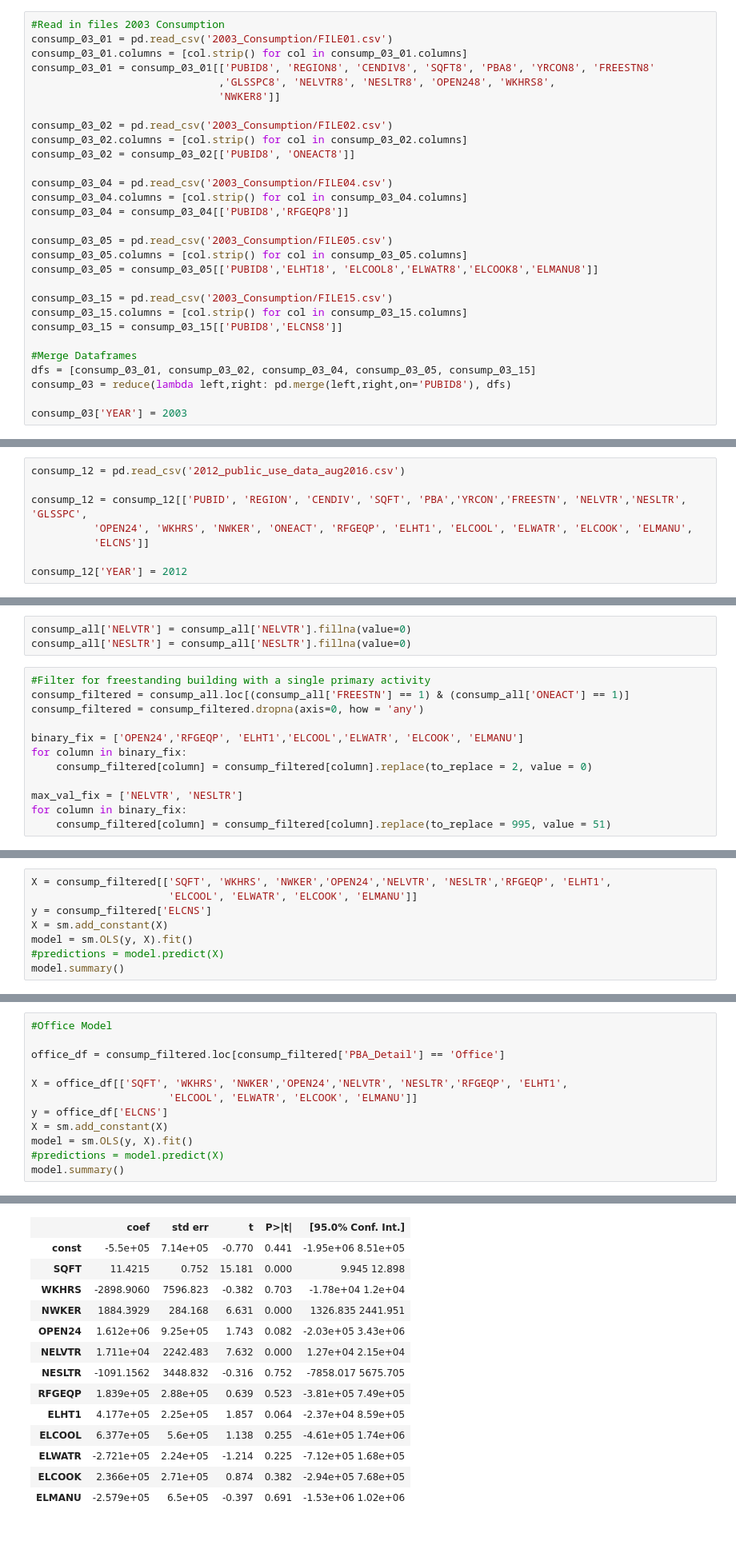
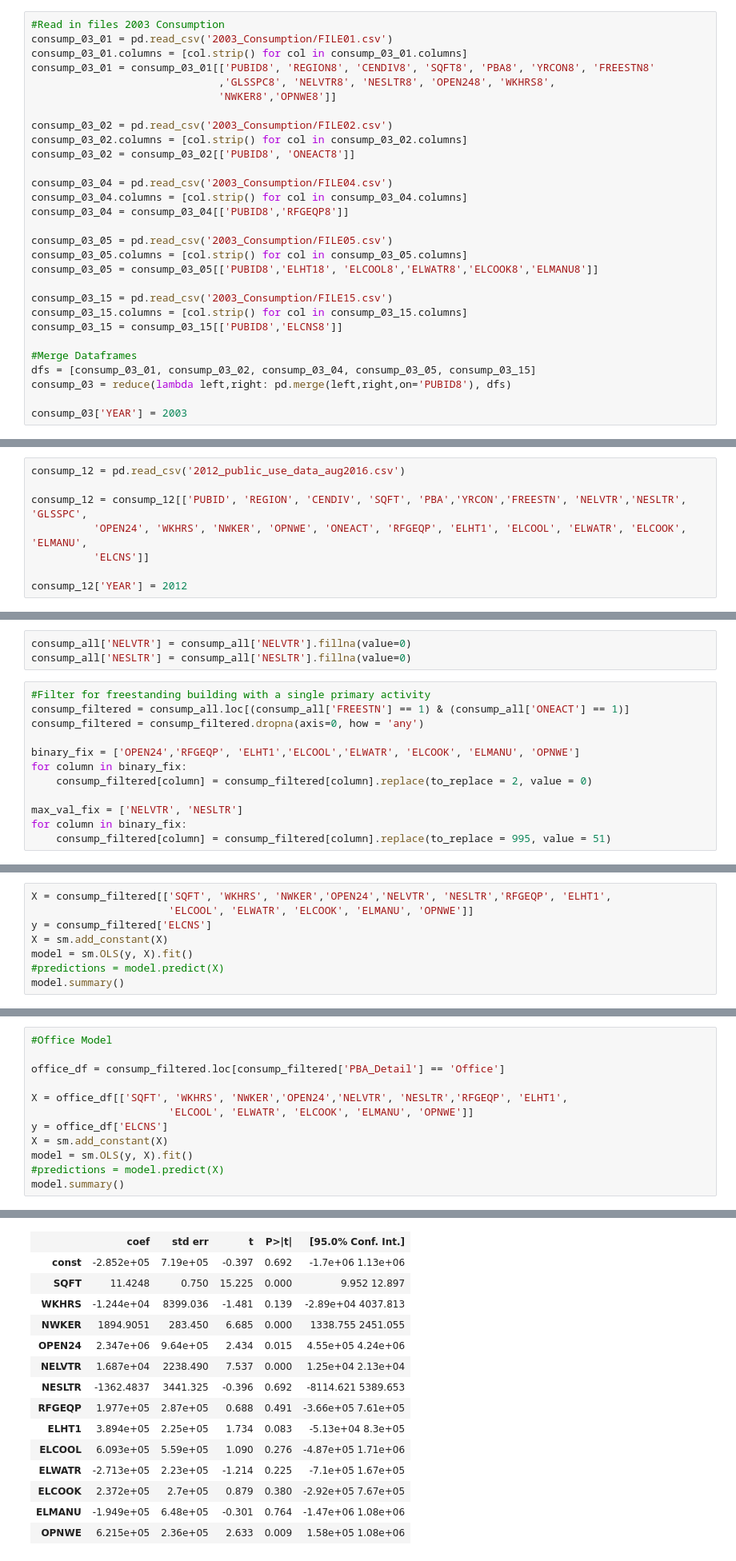
Before and after one commit to vslchumids/w210_capstone_solar, a Jupyter notebook: R/ConsumptionData/Merge_Consunption_Datasets.ipynb, the cells around one changed output, grey strips where cells are left out. Shown: that part at 80% size. Saved outputs shown, nothing was run; the diff lists cells and outputs as text; blank space fills up the shorter version.

```diff
--- a/R/ConsumptionData/Merge_Consunption_Datasets.ipynb
+++ b/R/ConsumptionData/Merge_Consunption_Datasets.ipynb
@@ -11,7 +11,7 @@ consump_03_01 = pd.read_csv('2003_Consumption/FILE01.csv')
 consump_03_01.columns = [col.strip() for col in consump_03_01.columns]
 consump_03_01 = consump_03_01[['PUBID8', 'REGION8', 'CENDIV8', 'SQFT8', 'PBA8', 'YRCON8', 'FREESTN8'
                               ,'GLSSPC8', 'NELVTR8', 'NESLTR8', 'OPEN248', 'WKHRS8',
-                              'NWKER8']]
+                              'NWKER8','OPNWE8']]
 
 consump_03_02 = pd.read_csv('2003_Consumption/FILE02.csv')
 consump_03_02.columns = [col.strip() for col in consump_03_02.columns]
@@ -40,7 +40,7 @@ consump_03['YEAR'] = 2003
 consump_12 = pd.read_csv('2012_public_use_data_aug2016.csv')
 
 consump_12 = consump_12[['PUBID', 'REGION', 'CENDIV', 'SQFT', 'PBA','YRCON','FREESTN', 'NELVTR','NESLTR', 'GLSSPC',
-          'OPEN24', 'WKHRS', 'NWKER', 'ONEACT', 'RFGEQP', 'ELHT1', 'ELCOOL', 'ELWATR', 'ELCOOK', 'ELMANU',
+          'OPEN24', 'WKHRS', 'NWKER', 'OPNWE', 'ONEACT', 'RFGEQP', 'ELHT1', 'ELCOOL', 'ELWATR', 'ELCOOK', 'ELMANU',
           'ELCNS']]
 
 consump_12['YEAR'] = 2012
@@ -93,7 +93,7 @@ consump_all['NESLTR'] = consump_all['NESLTR'].fillna(value=0)
 consump_filtered = consump_all.loc[(consump_all['FREESTN'] == 1) & (consump_all['ONEACT'] == 1)]
 consump_filtered = consump_filtered.dropna(axis=0, how = 'any')
 
-binary_fix = ['OPEN24','RFGEQP', 'ELHT1','ELCOOL','ELWATR', 'ELCOOK', 'ELMANU']
+binary_fix = ['OPEN24','RFGEQP', 'ELHT1','ELCOOL','ELWATR', 'ELCOOK', 'ELMANU', 'OPNWE']
 for column in binary_fix:
     consump_filtered[column] = consump_filtered[column].replace(to_replace = 2, value = 0)
 
@@ -112,7 +114,7 @@ Index(['PUBID', 'REGION', 'CENDIV', 'SQFT', 'PBA', 'YRCON', 'FREESTN',
       dtype='object')
 # %%
 X = consump_filtered[['SQFT', 'WKHRS', 'NWKER','OPEN24','NELVTR', 'NESLTR','RFGEQP', 'ELHT1',
-                      'ELCOOL', 'ELWATR', 'ELCOOK', 'ELMANU']]
+                      'ELCOOL', 'ELWATR', 'ELCOOK', 'ELMANU', 'OPNWE']]
 y = consump_filtered['ELCNS']
 X = sm.add_constant(X)
 model = sm.OLS(y, X).fit()
@@ -177,7 +158,7 @@ consump_filtered.groupby('PBA_Detail').sum()
 office_df = consump_filtered.loc[consump_filtered['PBA_Detail'] == 'Office']
 
 X = office_df[['SQFT', 'WKHRS', 'NWKER','OPEN24','NELVTR', 'NESLTR','RFGEQP', 'ELHT1',
-                      'ELCOOL', 'ELWATR', 'ELCOOK', 'ELMANU']]
+                      'ELCOOL', 'ELWATR', 'ELCOOK', 'ELMANU', 'OPNWE']]
 y = office_df['ELCNS']
 X = sm.add_constant(X)
 model = sm.OLS(y, X).fit()
@@ -196,15 +177,16 @@ OLS Regression Results
 | Covariance Type: | nonrobust |  |  |
 |  | coef | std err | t | P>|t| | [95.0% Conf. Int.] |
-| const | -5.5e+05 | 7.14e+05 | -0.770 | 0.441 | -1.95e+06 8.51e+05 |
-| SQFT | 11.4215 | 0.752 | 15.181 | 0.000 | 9.945 12.898 |
-| WKHRS | -2898.9060 | 7596.823 | -0.382 | 0.703 | -1.78e+04 1.2e+04 |
-| NWKER | 1884.3929 | 284.168 | 6.631 | 0.000 | 1326.835 2441.951 |
-| OPEN24 | 1.612e+06 | 9.25e+05 | 1.743 | 0.082 | -2.03e+05 3.43e+06 |
-| NELVTR | 1.711e+04 | 2242.483 | 7.632 | 0.000 | 1.27e+04 2.15e+04 |
-| NESLTR | -1091.1562 | 3448.832 | -0.316 | 0.752 | -7858.017 5675.705 |
-| RFGEQP | 1.839e+05 | 2.88e+05 | 0.639 | 0.523 | -3.81e+05 7.49e+05 |
-| ELHT1 | 4.177e+05 | 2.25e+05 | 1.857 | 0.064 | -2.37e+04 8.59e+05 |
-| ELCOOL | 6.377e+05 | 5.6e+05 | 1.138 | 0.255 | -4.61e+05 1.74e+06 |
-| ELWATR | -2.721e+05 | 2.24e+05 | -1.214 | 0.225 | -7.12e+05 1.68e+05 |
-| ELCOOK | 2.366e+05 | 2.71e+05 | 0.874 | 0.382 | -2.94e+05 7.68e+05 |
-| ELMANU | -2.579e+05 | 6.5e+05 | -0.397 | 0.691 | -1.53e+06 1.02e+06 |
+| const | -2.852e+05 | 7.19e+05 | -0.397 | 0.692 | -1.7e+06 1.13e+06 |
+| SQFT | 11.4248 | 0.750 | 15.225 | 0.000 | 9.952 12.897 |
+| WKHRS | -1.244e+04 | 8399.036 | -1.481 | 0.139 | -2.89e+04 4037.813 |
+| NWKER | 1894.9051 | 283.450 | 6.685 | 0.000 | 1338.755 2451.055 |
+| OPEN24 | 2.347e+06 | 9.64e+05 | 2.434 | 0.015 | 4.55e+05 4.24e+06 |
+| NELVTR | 1.687e+04 | 2238.490 | 7.537 | 0.000 | 1.25e+04 2.13e+04 |
+| NESLTR | -1362.4837 | 3441.325 | -0.396 | 0.692 | -8114.621 5389.653 |
+| RFGEQP | 1.977e+05 | 2.87e+05 | 0.688 | 0.491 | -3.66e+05 7.61e+05 |
+| ELHT1 | 3.894e+05 | 2.25e+05 | 1.734 | 0.083 | -5.13e+04 8.3e+05 |
+| ELCOOL | 6.093e+05 | 5.59e+05 | 1.090 | 0.276 | -4.87e+05 1.71e+06 |
+| ELWATR | -2.713e+05 | 2.23e+05 | -1.214 | 0.225 | -7.1e+05 1.67e+05 |
+| ELCOOK | 2.372e+05 | 2.7e+05 | 0.879 | 0.380 | -2.92e+05 7.67e+05 |
+| ELMANU | -1.949e+05 | 6.48e+05 | -0.301 | 0.764 | -1.47e+06 1.08e+06 |
+| OPNWE | 6.215e+05 | 2.36e+05 | 2.633 | 0.009 | 1.58e+05 1.08e+06 |
```
Also changed, not shown: parts of 10 cells of this notebook, 4 other files.
